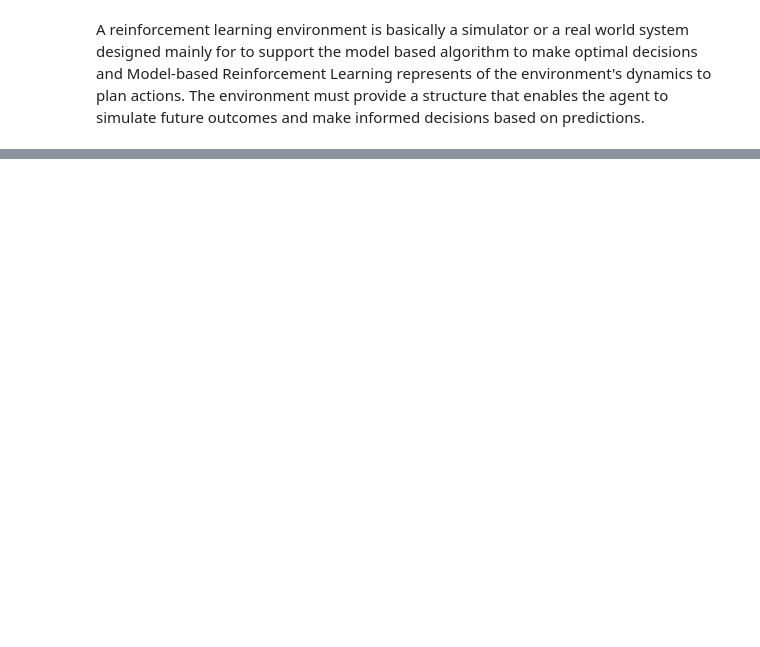
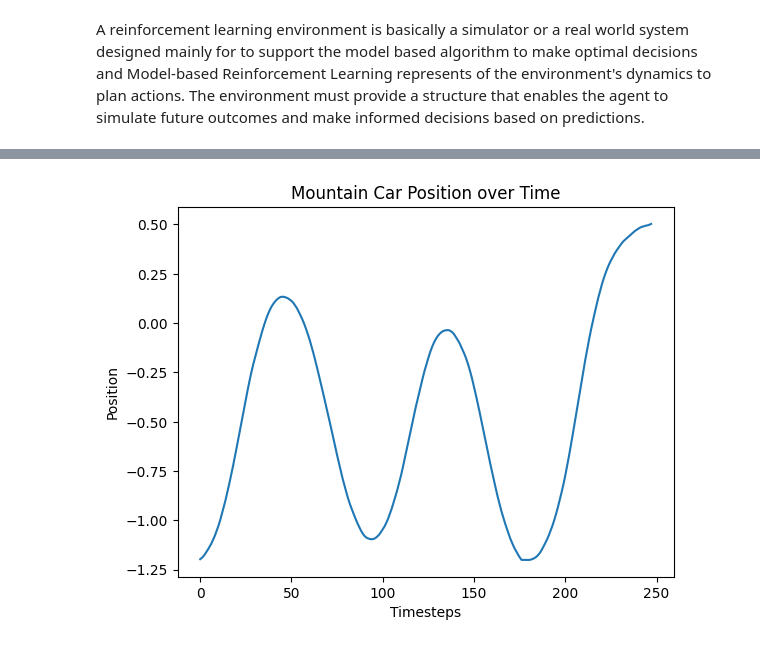
Before and after one commit to joshIsac/Reinforcement-learning, a Jupyter notebook: 2348523_lab6_Reinforcement learning environment to support model-based algorithms for decision-making.ipynb, the cells around one changed output, grey strips where cells are left out. Saved outputs shown, nothing was run; the diff lists cells and outputs as text; code cells hidden in the pictures; blank space fills up the shorter version.

```diff
--- a/2348523_lab6_Reinforcement learning environment to support model-based algorithms for decision-making.ipynb
+++ b/2348523_lab6_Reinforcement learning environment to support model-based algorithms for decision-making.ipynb
@@ -12,79 +8,82 @@ class mountain_car(gym.env):
 # %%
 import numpy as np
+import matplotlib.pyplot as plt
 import gym
 from gym import spaces
 
+# Mountain Car Environment
 class MountainCarEnv(gym.Env):
     def __init__(self):
         super(MountainCarEnv, self).__init__()
-        self.gravity = -0.0025  # Constant gravity force
-        self.mass = 1.0         # Car mass (affects acceleration)
-        self.max_speed = 0.07   # Max speed of the car
-        self.max_position = 0.6 # Rightmost position (goal)
-        self.min_position = -1.2 # Leftmost position
-        self.goal_position = 0.5 # The goal position (on top of the hill)
-
-        # State: [position, velocity]
-        self.state = np.array([0.0, 0.0])
-
-        # Action space: 3 discrete actions (left, right, no action)
-        self.action_space = spaces.Discrete(3)
-
-        # Observation space: position and velocity
-        self.observation_space = spaces.Box(low=np.array([self.min_position, -self.max_speed]),
-                                            high=np.array([self.max_position, self.max_speed]),
-                                            dtype=np.float32)
+        self.min_position = -1.2
+        self.max_position = 0.6
+        self.min_velocity = -0.07
+        self.max_velocity = 0.07
+        self.goal_position = 0.5
+        self.gravity = -0.0025
+        self.friction = 0.0001
+        self.max_speed = 0.07
+        self.action_space = spaces.Discrete(3)  # Left, No action, Right
+        self.observation_space = spaces.Box(
+            np.array([self.min_position, self.min_velocity]),
+            np.array([self.max_position, self.max_velocity]),
+            dtype=np.float32
+        )
+        self.reset()
 
     def step(self, action):
-        # Get current state
         position, velocity = self.state
 
-        # Apply action: -1 (left), 0 (no action), 1 (right)
-        if action == 0:
-            acceleration = -0.001
-        elif action == 2:
-            acceleration = 0.001
-        else:
-            acceleration = 0.0
+        # Apply action
+        if action == 0:  # Move left
+            acceleration = -0.0015
+        elif action == 2:  # Move right
+            acceleration = 0.0015
+        else:  # No action
+            acceleration = 0
 
-        # Update velocity and position based on gravity and action
+        # Physics of the car
         velocity += acceleration + self.gravity * np.cos(3 * position)
-        velocity = np.clip(velocity, -self.max_speed, self.max_speed)  # Limit speed
+        velocity = np.clip(velocity, -self.max_speed, self.max_speed)
         position += velocity
-        position = np.clip(position, self.min_position, self.max_position)  # Limit position
+        position = np.clip(position, self.min_position, self.max_position)
 
-        # Update the state
         self.state = np.array([position, velocity])
 
-        # Reward: +1 if we reach the goal, -1 otherwise
-        reward = -1  # Penalty for each step to encourage faster solutions
+        # Reward and done conditions
+        reward = -1
         done = False
         if position >= self.goal_position:
-            reward = 1  # Reached the goal
+            reward = 0
             done = True
 
         return self.state, reward, done, {}
 
     def reset(self):
-        # Start with a random position and velocity
-        self.state = np.array([np.random.uniform(-0.6, -0.4), 0.0])
+        self.state = np.array([self.min_position, 0])
         return self.state
 
-    def render(self, mode="human"):
-        # Simple render that just prints the state
-        position, velocity = self.state
-        print(f"Position: {position:.3f}, Velocity: {velocity:.3f}")
+    def render(self):
+        # A simple visualization of the environment
+        print(f"Position: {self.state[0]}, Velocity: {self.state[1]}")
 
-# Example usage
+# Initialize the environment
 env = MountainCarEnv()
 
-# Reset the environment
-state = env.reset()
-done = False
+# Plot the car's position over time
+positions = []
+for episode in range(1):
+    state = env.reset()
+    done = False
+    while not done:
+        action = env.action_space.sample()  # Random policy for exploration
+        state, reward, done, _ = env.step(action)
+        positions.append(state[0])  # Record the position
 
-while not done:
-    # Random action selection (for illustration)
-    action = env.action_space.sample()
-    state, reward, done, _ = env.step(action)
-    env.render()
+# Plot the positions
+plt.plot(positions)
+plt.title("Mountain Car Position over Time")
+plt.xlabel("Timesteps")
+plt.ylabel("Position")
+plt.show()
 # %% [output]
@@ -107,0 +90 @@ Position: 0.506, Velocity: 0.008
+[figure, added]
```
Also changed, not shown: parts of 2 cells of this notebook.
